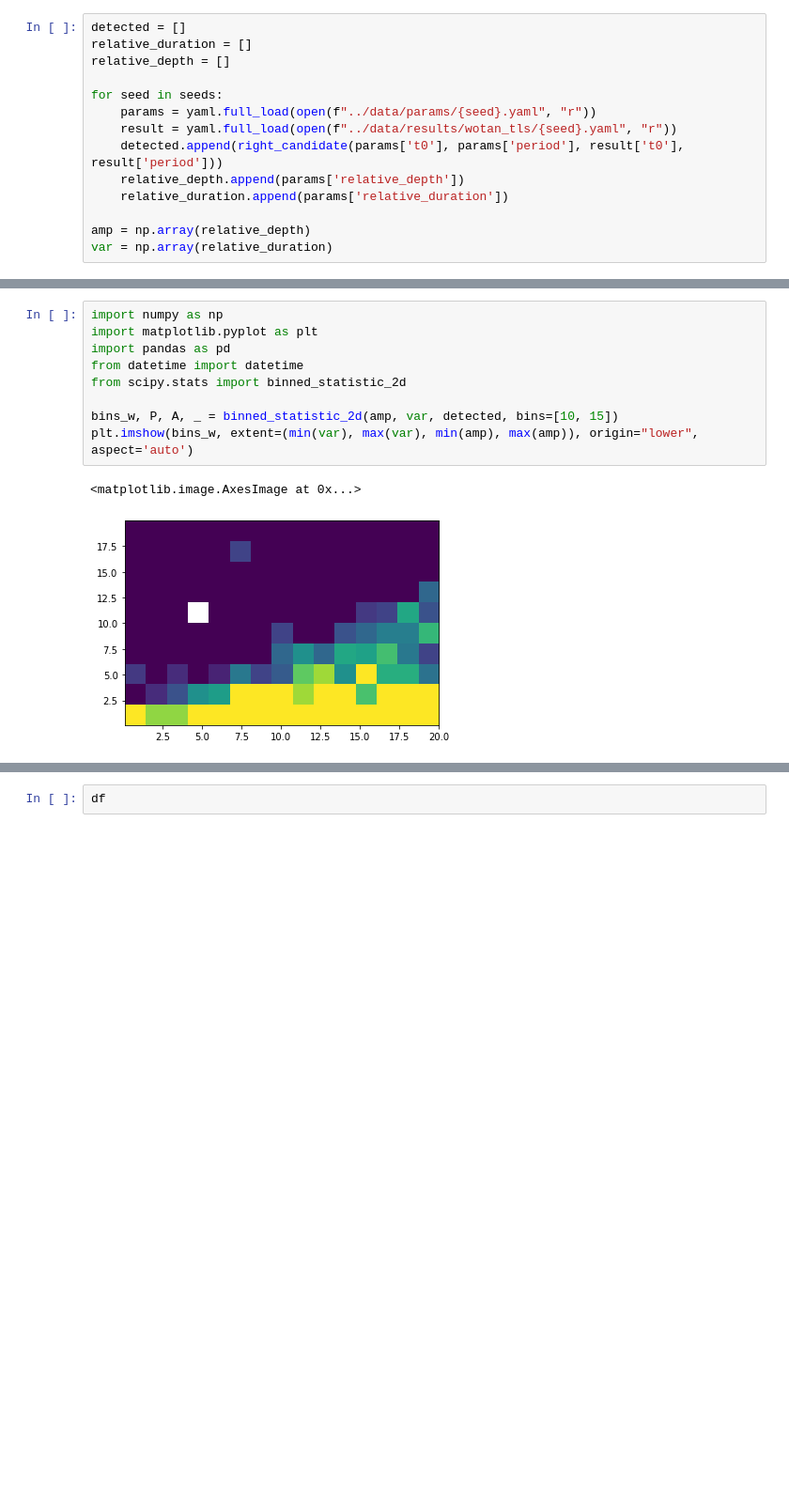
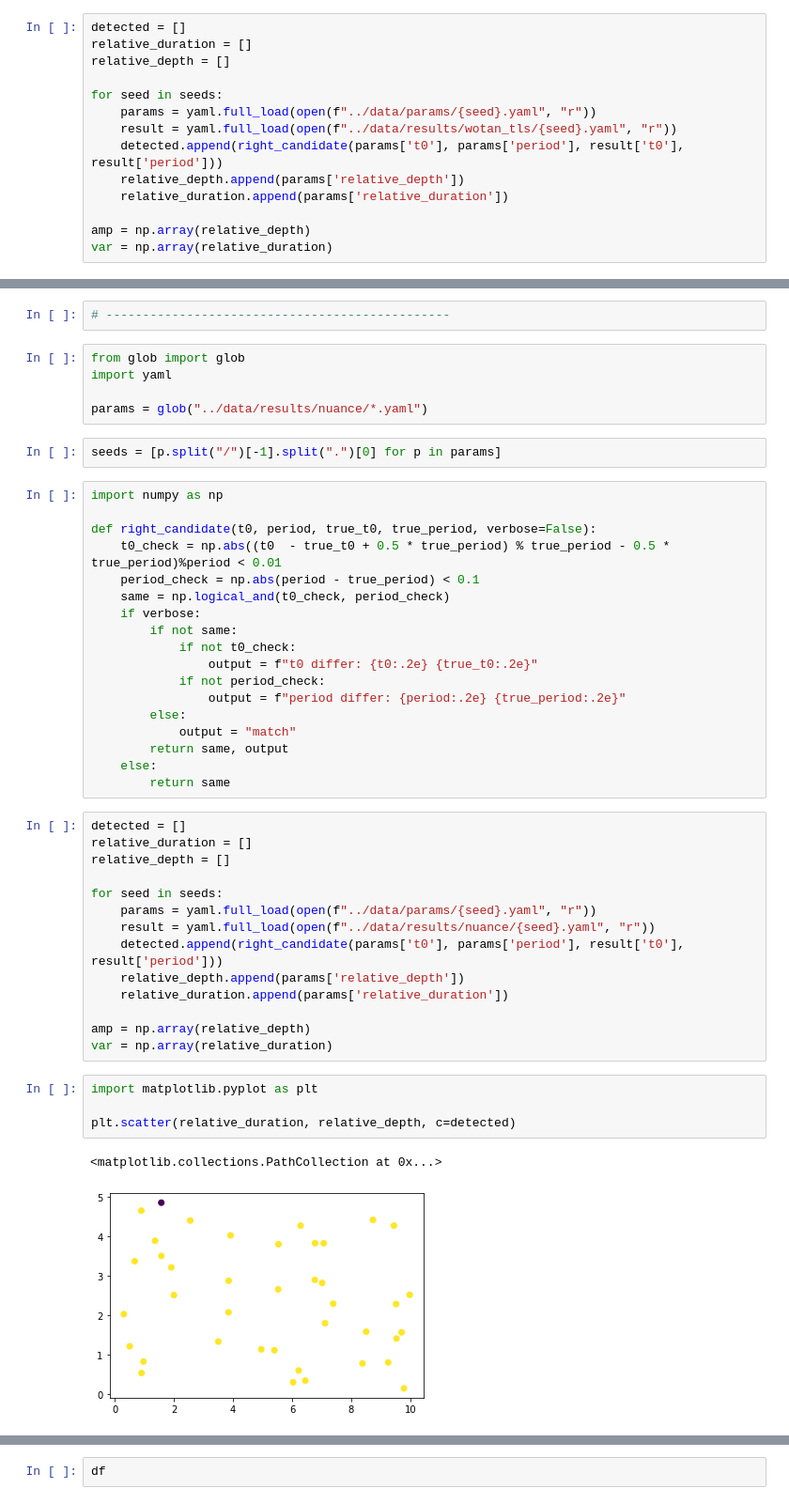
Before and after one commit to lgrcia/paper-nuance, a Jupyter notebook: workflows/synthetic_injection_recovery/notebooks/results.ipynb, the cells around one changed output, grey strips where cells are left out. Shown at 94% size. Saved outputs shown, nothing was run; the diff lists cells and outputs as text; blank space fills up the shorter version.

```diff
--- a/workflows/synthetic_injection_recovery/notebooks/results.ipynb
+++ b/workflows/synthetic_injection_recovery/notebooks/results.ipynb
@@ -47,15 +47,51 @@ plt.scatter(relative_duration, relative_depth, c=detected)
 # %%
-import numpy as np
-import matplotlib.pyplot as plt
-import pandas as pd
-from datetime import datetime
-from scipy.stats import binned_statistic_2d
-
-bins_w, P, A, _ = binned_statistic_2d(amp, var, detected, bins=[10, 15])
-plt.imshow(bins_w, extent=(min(var), max(var), min(amp), max(amp)), origin="lower", aspect='auto')
+# -----------------------------------------------
-# %% [output]
-<matplotlib.image.AxesImage at 0x...>
-[figure, removed]
+# %%
+from glob import glob
+import yaml
+
+params = glob("../data/results/nuance/*.yaml")
+# %%
+seeds = [p.split("/")[-1].split(".")[0] for p in params]
+# %%
+import numpy as np
+
+def right_candidate(t0, period, true_t0, true_period, verbose=False):
+    t0_check = np.abs((t0  - true_t0 + 0.5 * true_period) % true_period - 0.5 * true_period)%period < 0.01
+    period_check = np.abs(period - true_period) < 0.1
+    same = np.logical_and(t0_check, period_check)
+    if verbose:
+        if not same:
+            if not t0_check:
+                output = f"t0 differ: {t0:.2e} {true_t0:.2e}"
+            if not period_check:
+                output = f"period differ: {period:.2e} {true_period:.2e}"
+        else:
+            output = "match"
+        return same, output
+    else:
+        return same
+# %%
+detected = []
+relative_duration = []
+relative_depth = []
+
+for seed in seeds:
+    params = yaml.full_load(open(f"../data/params/{seed}.yaml", "r"))
+    result = yaml.full_load(open(f"../data/results/nuance/{seed}.yaml", "r"))
+    detected.append(right_candidate(params['t0'], params['period'], result['t0'], result['period']))
+    relative_depth.append(params['relative_depth'])
+    relative_duration.append(params['relative_duration'])
+
+amp = np.array(relative_depth)
+var = np.array(relative_duration)
+# %%
+import matplotlib.pyplot as plt
+
+plt.scatter(relative_duration, relative_depth, c=detected)
+# %% [output]
+<matplotlib.collections.PathCollection at 0x...>
+[figure, added]
 # %%
 df.to_csv(")
 # %% [output]
```
Also changed, not shown: parts of 2 cells of this notebook, 1 other file.
